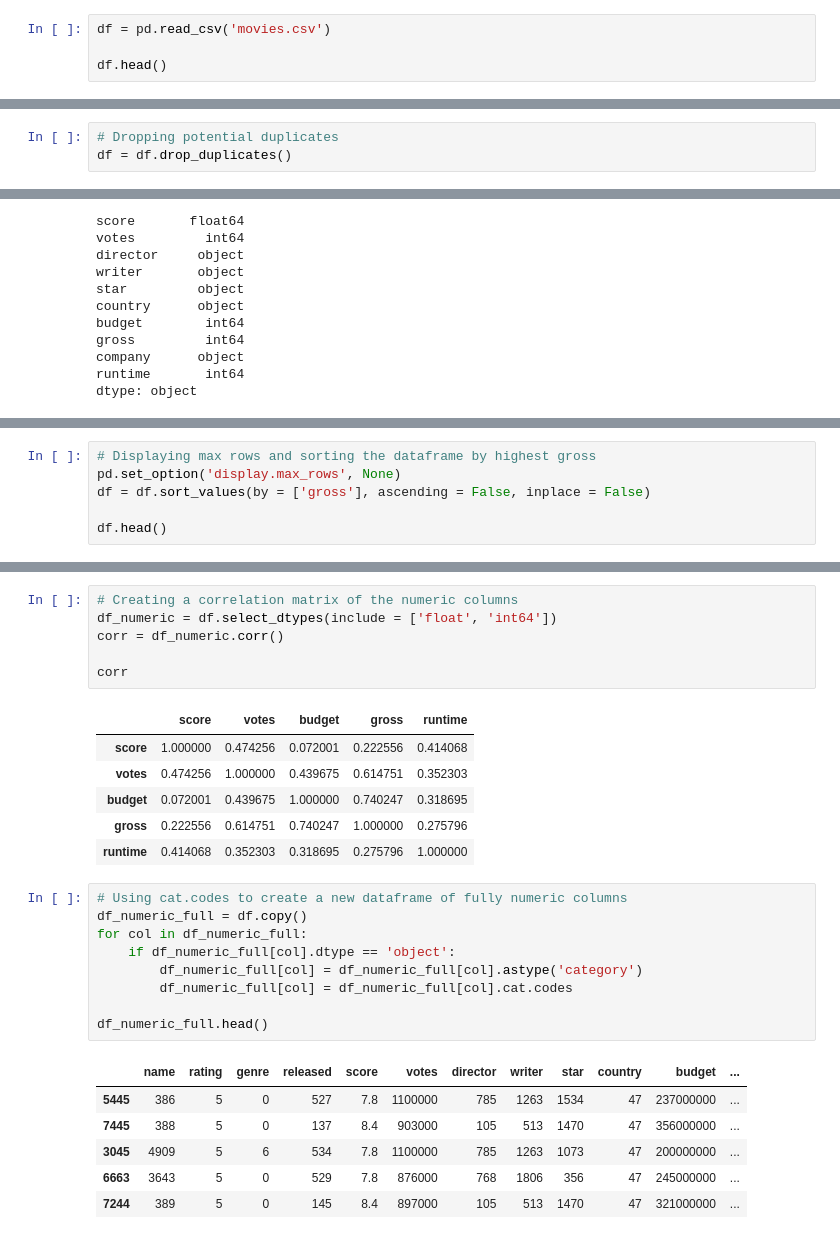
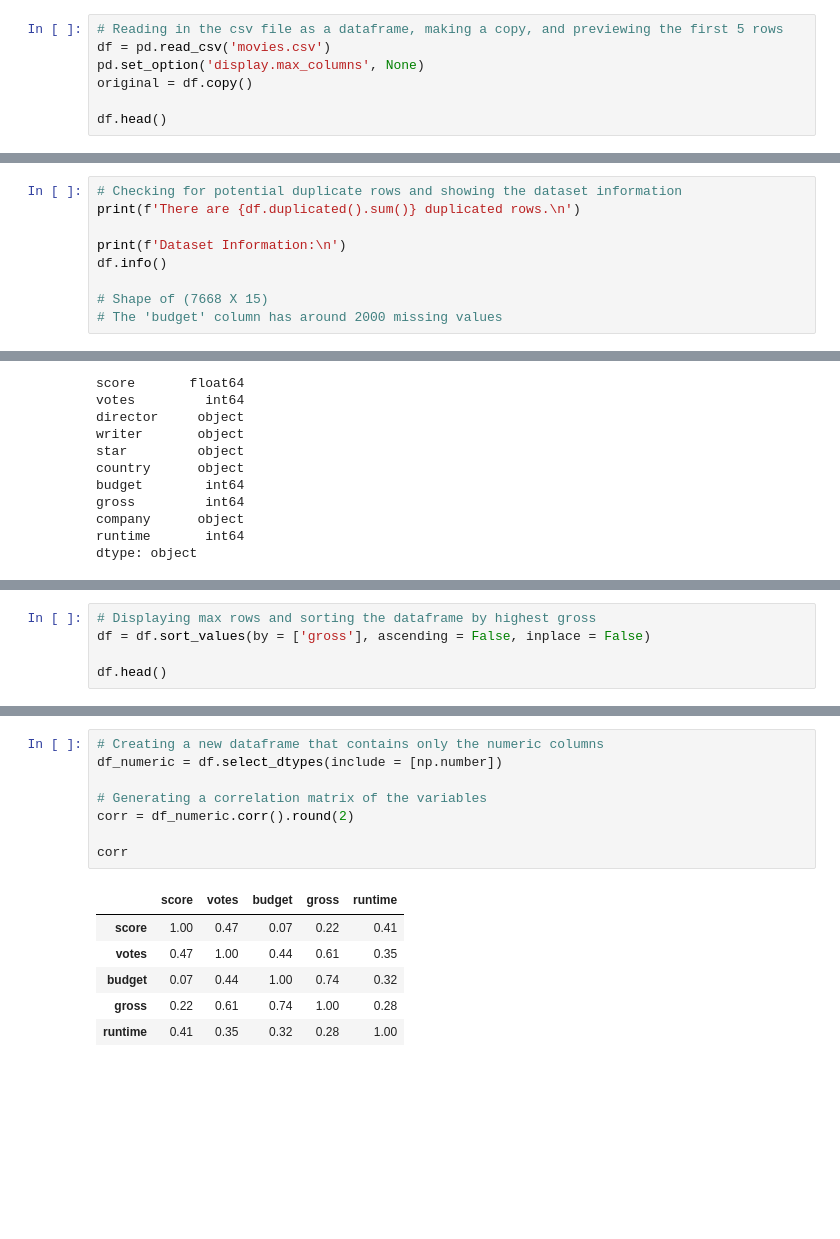
Before and after one commit to jackewings/PortfolioProjects, a Jupyter notebook: MoviePortfolio.ipynb, the cells around one changed output, grey strips where cells are left out. Cells and saved outputs as stored; diff of their text form; blank space fills up the shorter version.

```diff
--- a/MoviePortfolio.ipynb
+++ b/MoviePortfolio.ipynb
@@ -4,7 +5,10 @@ import numpy as np
 import matplotlib.pyplot as plt
 import seaborn as sns
 # %%
+# Reading in the csv file as a dataframe, making a copy, and previewing the first 5 rows
 df = pd.read_csv('movies.csv')
+pd.set_option('display.max_columns', None)
+original = df.copy()
 
 df.head()
 # %% [output]
@@ -15,5 +19,11 @@ df.head()
 | 3 | Airplane! | PG | Comedy | 1980 | July 2, 1980 (United States) | 7.7 | 221000.0 | Jim Abrahams | Jim Abrahams | Robert Hays | United States | ... |
 | 4 | Caddyshack | R | Comedy | 1980 | July 25, 1980 (United States) | 7.3 | 108000.0 | Harold Ramis | Brian Doyle-Murray | Chevy Chase | United States | ... |
 # %%
-# Dropping potential duplicates
-df = df.drop_duplicates()
+# Checking for potential duplicate rows and showing the dataset information
+print(f'There are {df.duplicated().sum()} duplicated rows.\n')
+
+print(f'Dataset Information:\n')
+df.info()
+
+# Shape of (7668 X 15)
+# The 'budget' column has around 2000 missing values
@@ -123,7 +125,6 @@ df.head()
 | 4 | Caddyshack | R | Comedy | July 25, 1980 (United States) | 7.3 | 108000 | Harold Ramis | Brian Doyle-Murray | Chevy Chase | United States | 6000000 | ... |
 # %%
 # Displaying max rows and sorting the dataframe by highest gross
-pd.set_option('display.max_rows', None)
 df = df.sort_values(by = ['gross'], ascending = False, inplace = False)
 
 df.head()
@@ -137,29 +188,15 @@ df.head()
 # %%
-# Creating a correlation matrix of the numeric columns
-df_numeric = df.select_dtypes(include = ['float', 'int64'])
-corr = df_numeric.corr()
+# Creating a new dataframe that contains only the numeric columns
+df_numeric = df.select_dtypes(include = [np.number])
+
+# Generating a correlation matrix of the variables
+corr = df_numeric.corr().round(2)
 
 corr
 # %% [output]
 |  | score | votes | budget | gross | runtime |
-| score | 1.000000 | 0.474256 | 0.072001 | 0.222556 | 0.414068 |
-| votes | 0.474256 | 1.000000 | 0.439675 | 0.614751 | 0.352303 |
-| budget | 0.072001 | 0.439675 | 1.000000 | 0.740247 | 0.318695 |
-| gross | 0.222556 | 0.614751 | 0.740247 | 1.000000 | 0.275796 |
-| runtime | 0.414068 | 0.352303 | 0.318695 | 0.275796 | 1.000000 |
+| score | 1.00 | 0.47 | 0.07 | 0.22 | 0.41 |
+| votes | 0.47 | 1.00 | 0.44 | 0.61 | 0.35 |
+| budget | 0.07 | 0.44 | 1.00 | 0.74 | 0.32 |
+| gross | 0.22 | 0.61 | 0.74 | 1.00 | 0.28 |
+| runtime | 0.41 | 0.35 | 0.32 | 0.28 | 1.00 |
-# %%
-# Using cat.codes to create a new dataframe of fully numeric columns
-df_numeric_full = df.copy()
-for col in df_numeric_full:
-    if df_numeric_full[col].dtype == 'object':
-        df_numeric_full[col] = df_numeric_full[col].astype('category')
-        df_numeric_full[col] = df_numeric_full[col].cat.codes
-
-df_numeric_full.head()
-# %% [output]
-|  | name | rating | genre | released | score | votes | director | writer | star | country | budget | ... |
-| 5445 | 386 | 5 | 0 | 527 | 7.8 | 1100000 | 785 | 1263 | 1534 | 47 | 237000000 | ... |
-| 7445 | 388 | 5 | 0 | 137 | 8.4 | 903000 | 105 | 513 | 1470 | 47 | 356000000 | ... |
-| 3045 | 4909 | 5 | 6 | 534 | 7.8 | 1100000 | 785 | 1263 | 1073 | 47 | 200000000 | ... |
-| 6663 | 3643 | 5 | 0 | 529 | 7.8 | 876000 | 768 | 1806 | 356 | 47 | 245000000 | ... |
-| 7244 | 389 | 5 | 0 | 145 | 8.4 | 897000 | 105 | 513 | 1470 | 47 | 321000000 | ... |
```
Also changed, not shown: parts of 17 cells of this notebook.
